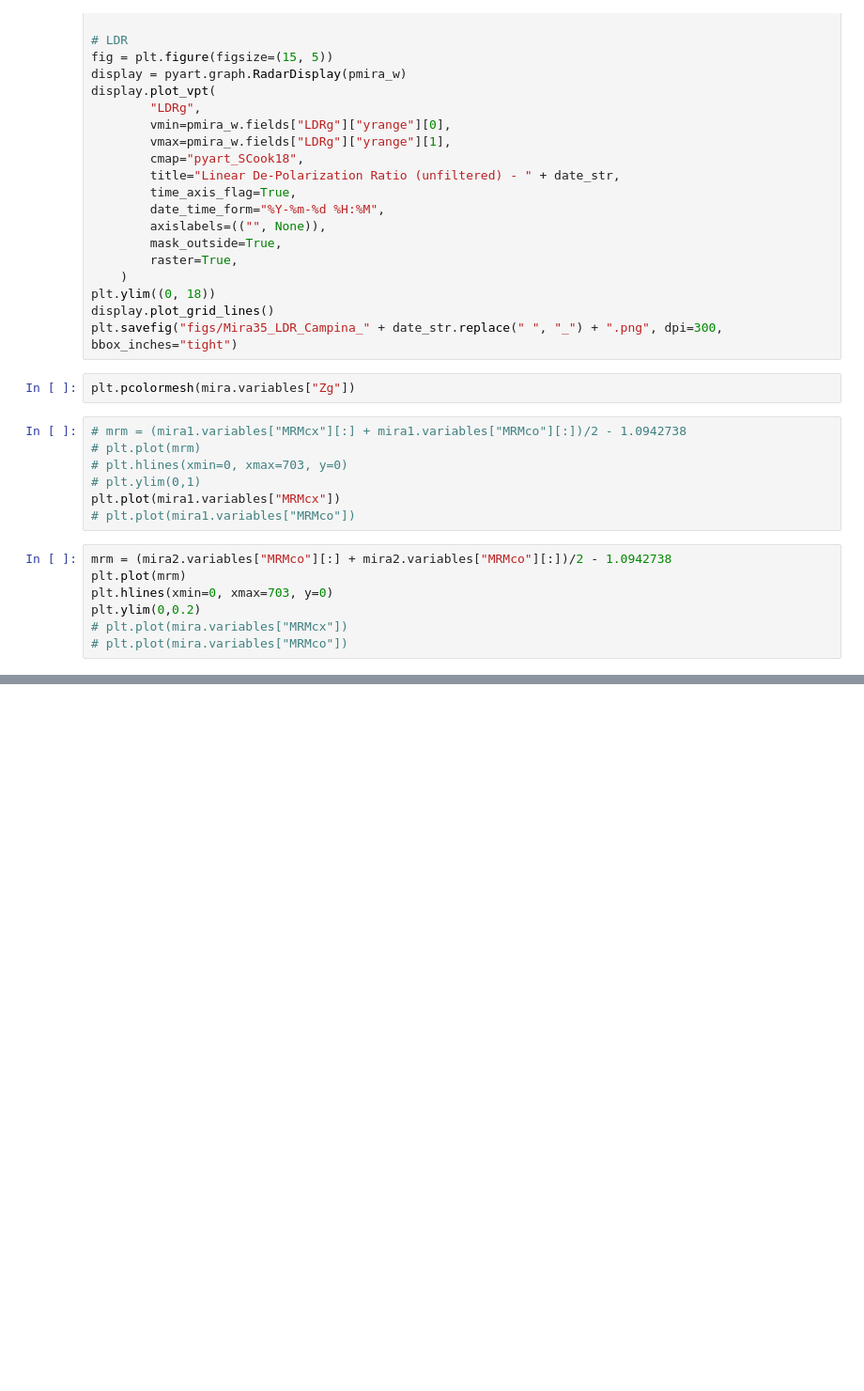
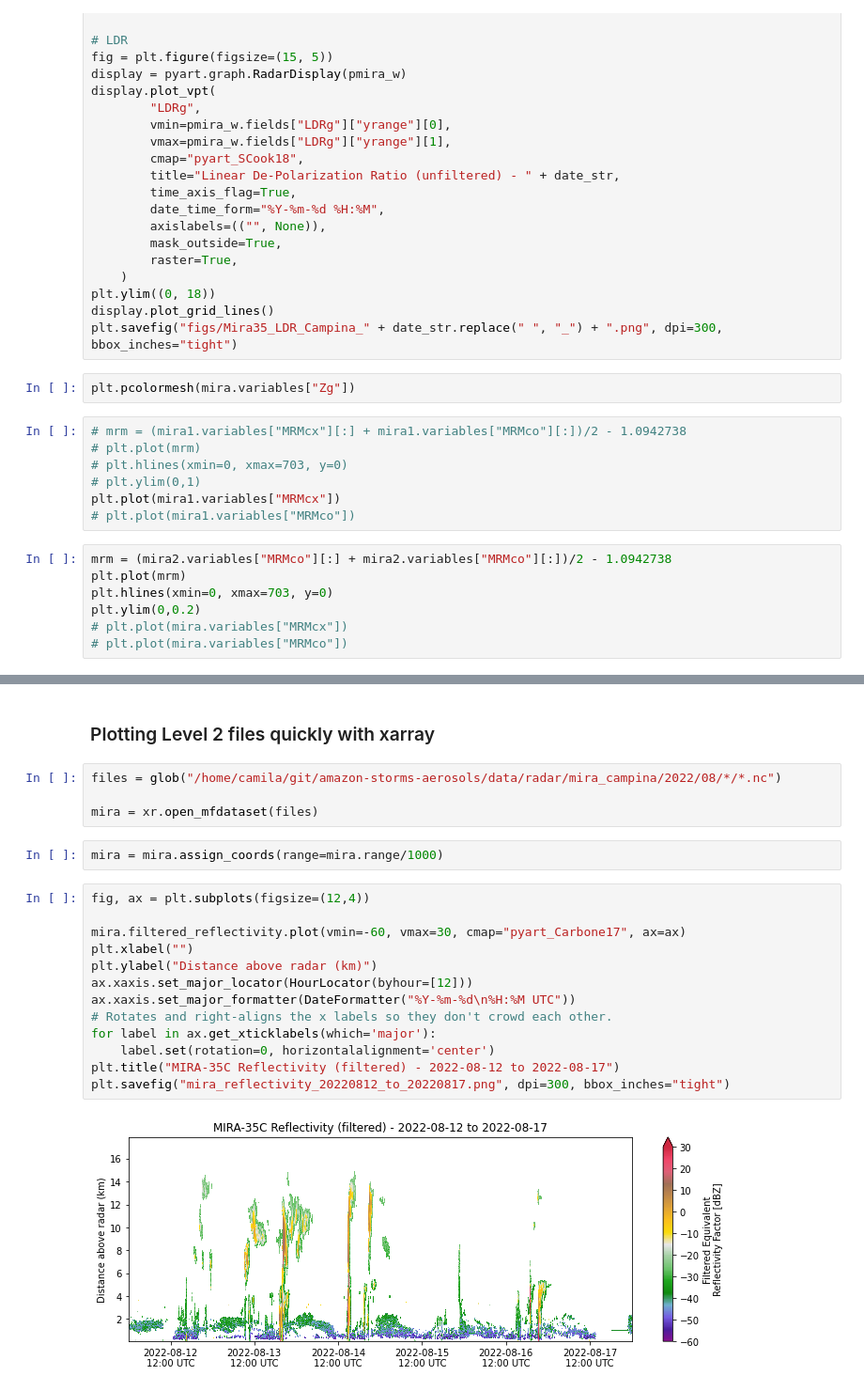
Before and after one commit to cclopes/amazon-storms-aerosols, a Jupyter notebook: radar_processing/mira_quicklooks/quick_look_files.ipynb, the cells around one changed output, grey strips where cells are left out. Shown: that part at 94% size. Saved outputs shown, nothing was run; the diff lists cells and outputs as text; blank space fills up the shorter version.

Commit message:
Adding SIPAM header info, updating MIRA workflow, file testing

```diff
--- a/radar_processing/mira_quicklooks/quick_look_files.ipynb
+++ b/radar_processing/mira_quicklooks/quick_look_files.ipynb
@@ -393,0 +426,23 @@ plt.ylim(0,0.2)
+# %% [markdown]
+### Plotting Level 2 files quickly with xarray
+# %%
+files = glob("/home/camila/git/amazon-storms-aerosols/data/radar/mira_campina/2022/08/*/*.nc")
+
+mira = xr.open_mfdataset(files)
+# %%
+mira = mira.assign_coords(range=mira.range/1000)
+# %%
+fig, ax = plt.subplots(figsize=(12,4))
+
+mira.filtered_reflectivity.plot(vmin=-60, vmax=30, cmap="pyart_Carbone17", ax=ax)
+plt.xlabel("")
+plt.ylabel("Distance above radar (km)")
+ax.xaxis.set_major_locator(HourLocator(byhour=[12]))
+ax.xaxis.set_major_formatter(DateFormatter("%Y-%m-%d\n%H:%M UTC"))
+# Rotates and right-aligns the x labels so they don't crowd each other.
+for label in ax.get_xticklabels(which='major'):
+    label.set(rotation=0, horizontalalignment='center')
+plt.title("MIRA-35C Reflectivity (filtered) - 2022-08-12 to 2022-08-17")
+plt.savefig("mira_reflectivity_20220812_to_20220817.png", dpi=300, bbox_inches="tight")
+# %% [output]
+[figure, added]
```
Also changed, not shown: parts of 5 cells of this notebook, 20 other files.
